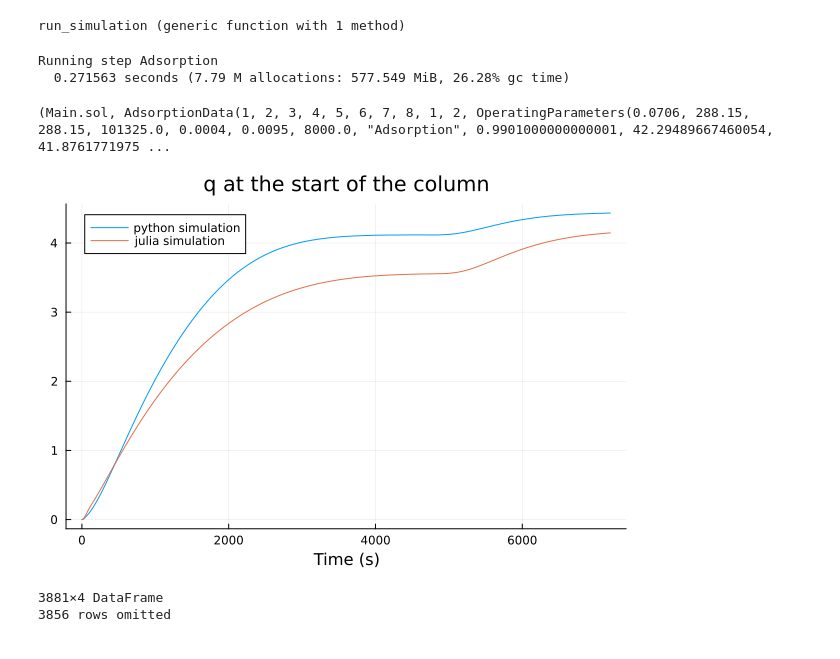
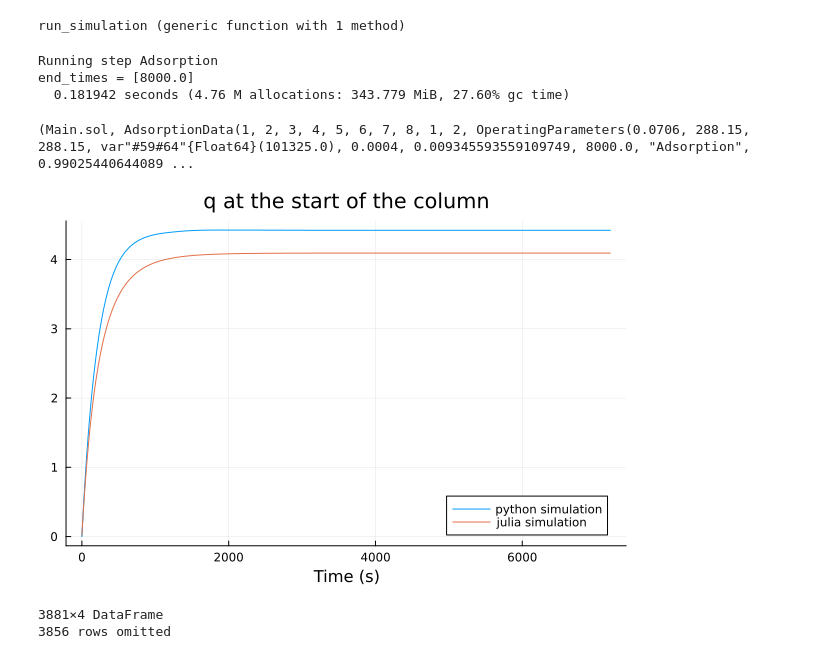
Before and after one commit to shivang57721/adsorption_process, a Jupyter notebook: notebooks/tests.ipynb, the cells around one changed output. Drawn from its saved outputs; the diff is of its cells as text; code cells hidden in the pictures.

Commit message:
All steps work except pressurization

```diff
--- a/notebooks/tests.ipynb
+++ b/notebooks/tests.ipynb
@@ -9,39 +8,45 @@ adsorption = OperatingParameters(;
                     u_feed = 7.06*1e-2,
                     T_feed = 288.15,
                     T_amb = 288.15,
-                    P_out = 1.01325e5,
+                    P_high = 1.01325e5,
+                    P_low = 0.12e5,
                     y_CO2_feed = 0.0004,
-                    y_H2O_feed = 0.0095,
+                    y_H2O_feed = 0.009345593559109749,
                     duration = 8000)
 
-# purge_type='steam'
-# steam_yH2O=1
-# DTheat=None
-# pheat=0.12
-# Taheat=99.35+273.15
-# theat=1147/3600
-
+heating = OperatingParameters(;
+                step_name = "Heating",
+                u_feed = 0.0,
+                T_feed = 288.15,
+                T_amb = 99.35+273.15,
+                P_high = 1.01325e5,
+                P_low = 0.12e5,
+                y_CO2_feed = 0.0,
+                y_H2O_feed = 1.0,
+                duration = 1147
+                )
 
 @time sol, index_data = run_simulation(;N=10, cycle_steps=[adsorption], num_cycles=1)
 # %% [output]
 Running step Adsorption
-  0.271563 seconds (7.79 M allocations: 577.549 MiB, 26.28% gc time)
+end_times = [8000.0]
+  0.181942 seconds (4.76 M allocations: 343.779 MiB, 27.60% gc time)
-(Main.sol, AdsorptionData(1, 2, 3, 4, 5, 6, 7, 8, 1, 2, OperatingParameters(0.0706, 288.15, 288.15, 101325.0, 0.0004, 0.0095, 8000.0, "Adsorption", 0.9901000000000001, 42.29489667460054, 41.8761771975 ...
+(Main.sol, AdsorptionData(1, 2, 3, 4, 5, 6, 7, 8, 1, 2, OperatingParameters(0.0706, 288.15, 288.15, var"#59#64"{Float64}(101325.0), 0.0004, 0.009345593559109749, 8000.0, "Adsorption", 0.99025440644089 ...
 # %%
 using XLSX
 using DataFrames
 df = XLSX.readtable("../excels/x_sol_ads_cycle0.xlsx", 1) |> DataFrame
 nothing
 # %%
-p = plot(parse.(Float64, names(df)), collect(df[60, :]), label="python simulation")
+p = plot(parse.(Float64, names(df)), collect(df[51, :]), label="python simulation")
 ts = 1:7200
-plot!(ts, [sol(t)[index_data.iq_H2O, end] for t in ts], label="julia simulation")
+plot!(ts, [sol(t)[index_data.iq_H2O, 1] for t in ts], label="julia simulation")
 xlabel!("Time (s)")
 title!("q at the start of the column")
 savefig("CO2_concentration.png")
 p
 # %% [output]
-[figure, old version]
+[figure, new version]
 # %%
 df = XLSX.readtable("../Lewatit_dry_BTC.xlsx", 1) |> DataFrame
 # %% [output]
```
Also changed, not shown: parts of 1 cell of this notebook, 4 other files.
